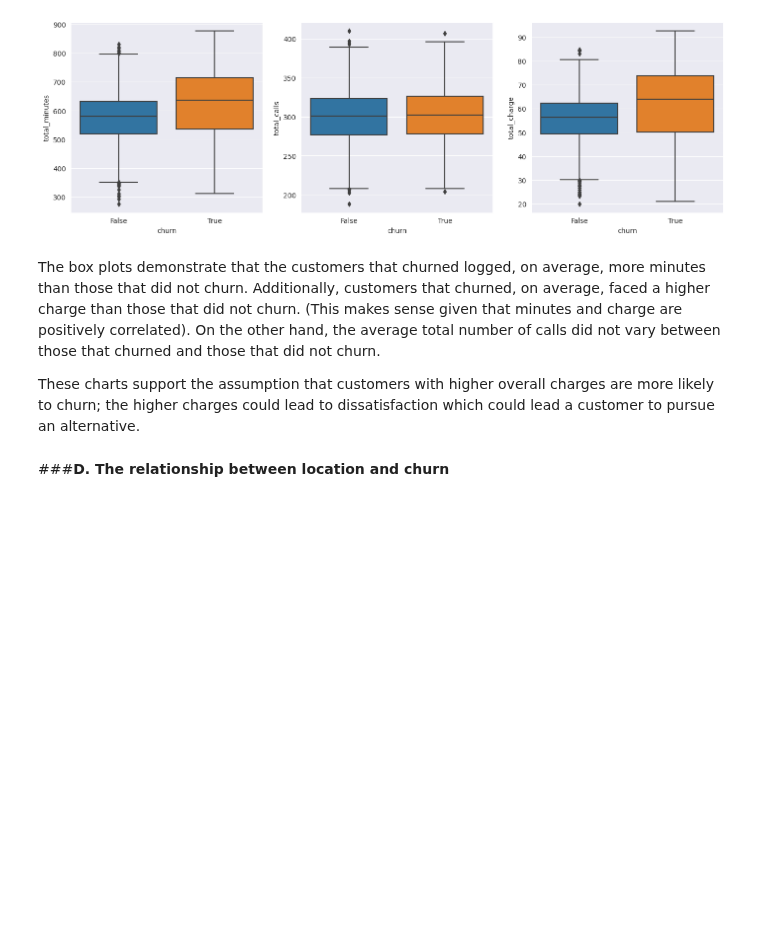
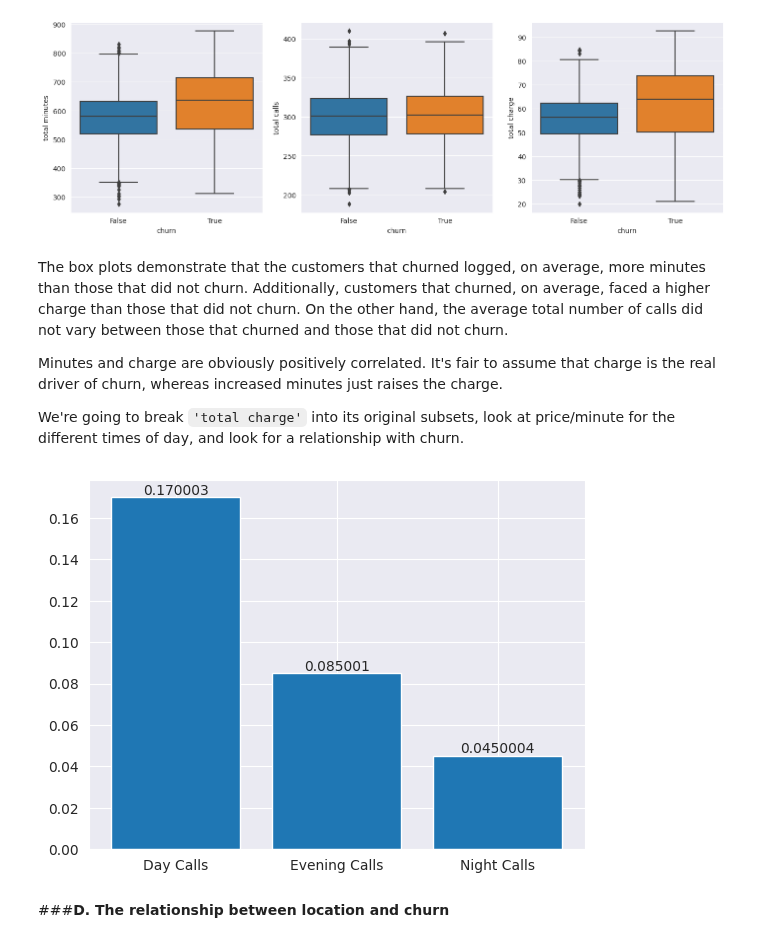
Before and after one commit to bmjaron/phase_3_project, a Jupyter notebook: Untitled1.ipynb, the cells around one changed output. Drawn from its saved outputs; the diff is of its cells as text; code cells hidden in the pictures; blank space fills up the shorter version.

````diff
--- a/Untitled1.ipynb
+++ b/Untitled1.ipynb
@@ -303,9 +192,23 @@ for n, y in enumerate([minutes['total_minutes'], calls['total_calls'], charges['
 # %% [output]
 [figure]
 # %% [markdown]
-The box plots demonstrate that the customers that churned logged, on average, more minutes than those that did not churn. Additionally, customers that churned, on average, faced a higher charge than those that did not churn. (This makes sense given that minutes and charge are positively correlated). On the other hand, the average total number of calls did not vary between those that churned and those that did not churn.
+The box plots demonstrate that the customers that churned logged, on average, more minutes than those that did not churn. Additionally, customers that churned, on average, faced a higher charge than those that did not churn. On the other hand, the average total number of calls did not vary between those that churned and those that did not churn.
 
-These charts support the assumption that customers with higher overall charges are more likely to churn; the higher charges could lead to dissatisfaction which could lead a customer to pursue an alternative.
+Minutes and charge are obviously positively correlated. It's fair to assume that charge is the real driver of churn, whereas increased minutes just raises the charge.
+
+We're going to break ```'total charge'``` into its original subsets, look at price/minute for the different times of day, and look for a relationship with churn.
+# %%
+fig, ax = plt.subplots()
+
+charge_per_minute = [np.sum(df[f'total {x} charge'])/np.sum(df[f'total {x} minutes']) for x in ['day', 'eve', 'night']]
+
+cpm_plot = ax.bar(x=['Day Calls', 'Evening Calls', 'Night Calls'], height=charge_per_minute)
+
+ax.bar_label(cpm_plot)
+
+plt.show()
+# %% [output]
+[figure, added]
 # %% [markdown]
 ###**D. The relationship between location and churn**
 # %% [markdown]
````
Also changed, not shown: parts of 14 cells of this notebook.
